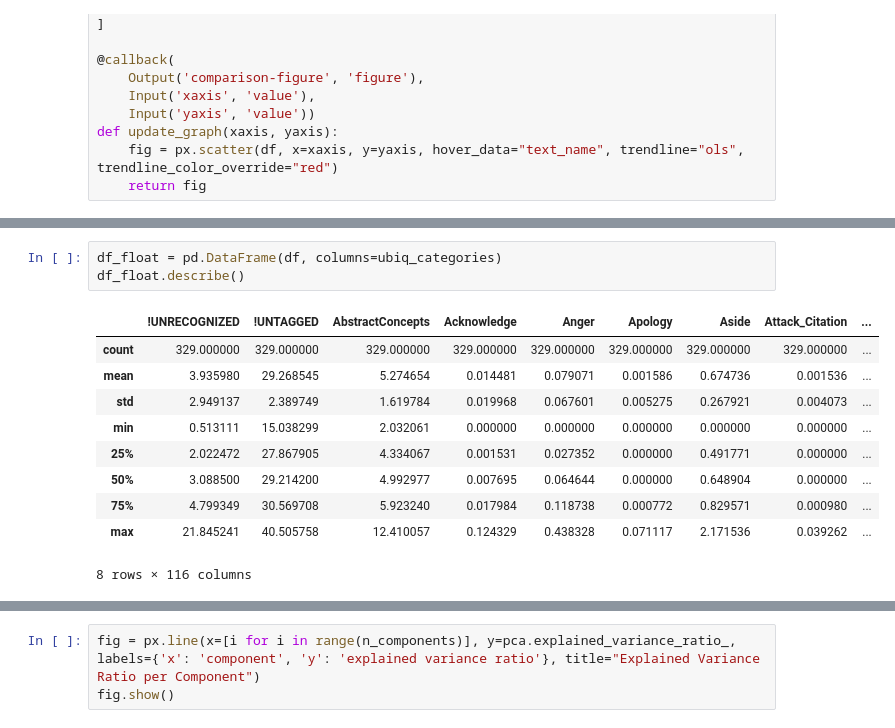
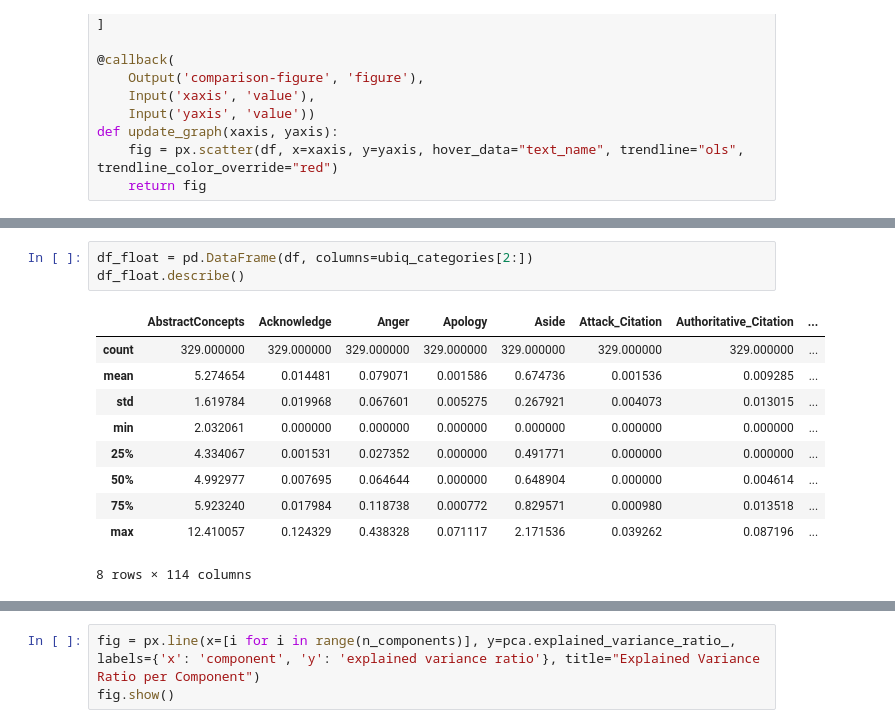
Before and after one commit to cemeterysummoning/MathDH, a Jupyter notebook: exploration.ipynb, the cells around one changed output, grey strips where cells are left out. Saved outputs shown, nothing was run; the diff lists cells and outputs as text.

Commit message:
remove unrecognized/untagged

```diff
--- a/exploration.ipynb
+++ b/exploration.ipynb
@@ -55,19 +55,19 @@ app.run(debug=True, use_reloader=False)
 # %% [output]
 [interactive output not drawn]
 # %%
-df_float = pd.DataFrame(df, columns=ubiq_categories)
+df_float = pd.DataFrame(df, columns=ubiq_categories[2:])
 df_float.describe()
 # %% [output]
-|  | !UNRECOGNIZED | !UNTAGGED | AbstractConcepts | Acknowledge | Anger | Apology | Aside | Attack_Citation | ... |
-| count | 329.000000 | 329.000000 | 329.000000 | 329.000000 | 329.000000 | 329.000000 | 329.000000 | 329.000000 | ... |
-| mean | 3.935980 | 29.268545 | 5.274654 | 0.014481 | 0.079071 | 0.001586 | 0.674736 | 0.001536 | ... |
-| std | 2.949137 | 2.389749 | 1.619784 | 0.019968 | 0.067601 | 0.005275 | 0.267921 | 0.004073 | ... |
-| min | 0.513111 | 15.038299 | 2.032061 | 0.000000 | 0.000000 | 0.000000 | 0.000000 | 0.000000 | ... |
-| 25% | 2.022472 | 27.867905 | 4.334067 | 0.001531 | 0.027352 | 0.000000 | 0.491771 | 0.000000 | ... |
-| 50% | 3.088500 | 29.214200 | 4.992977 | 0.007695 | 0.064644 | 0.000000 | 0.648904 | 0.000000 | ... |
-| 75% | 4.799349 | 30.569708 | 5.923240 | 0.017984 | 0.118738 | 0.000772 | 0.829571 | 0.000980 | ... |
-| max | 21.845241 | 40.505758 | 12.410057 | 0.124329 | 0.438328 | 0.071117 | 2.171536 | 0.039262 | ... |
+|  | AbstractConcepts | Acknowledge | Anger | Apology | Aside | Attack_Citation | Authoritative_Citation | ... |
+| count | 329.000000 | 329.000000 | 329.000000 | 329.000000 | 329.000000 | 329.000000 | 329.000000 | ... |
+| mean | 5.274654 | 0.014481 | 0.079071 | 0.001586 | 0.674736 | 0.001536 | 0.009285 | ... |
+| std | 1.619784 | 0.019968 | 0.067601 | 0.005275 | 0.267921 | 0.004073 | 0.013015 | ... |
+| min | 2.032061 | 0.000000 | 0.000000 | 0.000000 | 0.000000 | 0.000000 | 0.000000 | ... |
+| 25% | 4.334067 | 0.001531 | 0.027352 | 0.000000 | 0.491771 | 0.000000 | 0.000000 | ... |
+| 50% | 4.992977 | 0.007695 | 0.064644 | 0.000000 | 0.648904 | 0.000000 | 0.004614 | ... |
+| 75% | 5.923240 | 0.017984 | 0.118738 | 0.000772 | 0.829571 | 0.000980 | 0.013518 | ... |
+| max | 12.410057 | 0.124329 | 0.438328 | 0.071117 | 2.171536 | 0.039262 | 0.087196 | ... |
-8 rows × 116 columns
+8 rows × 114 columns
 # %%
 from sklearn.decomposition import PCA
 
```
Also changed, not shown: parts of 1 cell of this notebook.
